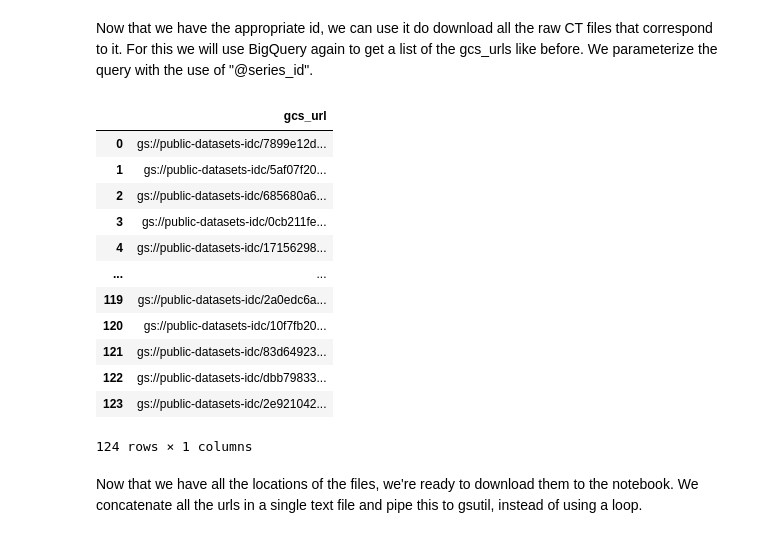
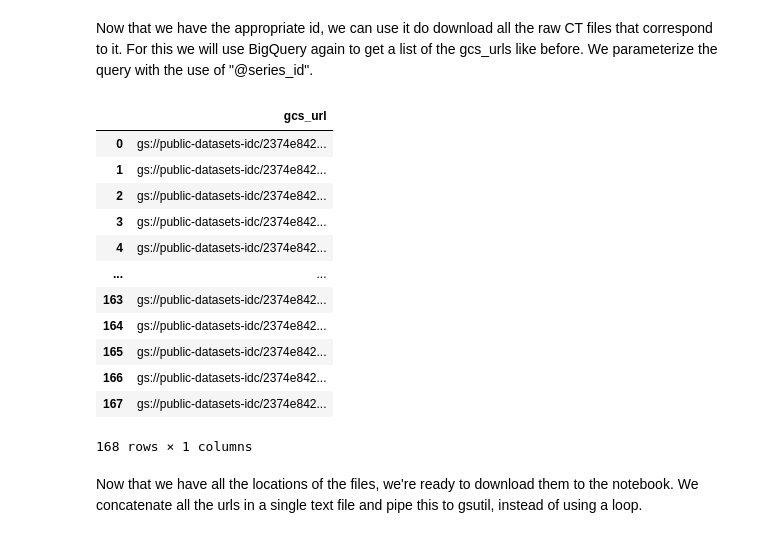
Before and after one commit to deepakri201/MICCAI-educational-challenge-2023, a Jupyter notebook: MICCAI_educational_challenge.ipynb, the cells around one changed output. Saved outputs shown, nothing was run; the diff lists cells and outputs as text; code cells hidden in the pictures.

```diff
--- a/MICCAI_educational_challenge.ipynb
+++ b/MICCAI_educational_challenge.ipynb
@@ -437,7 +433,7 @@ Let's first get a single AI-derived segmentation object from a patient. This que
 # We define a client and pass in our Google project id
 client = bigquery.Client(project=project_name)
 # This is the table we want to query, that holds the extracted metadata from DICOM files
-table_id = ".".join(['bigquery-public-data', 'idc_v13', 'dicom_all'])
+table_id = ".".join(['bigquery-public-data', 'idc_current', 'dicom_all'])
 print(table_id)
 
 query = f"""
@@ -452,7 +448,9 @@ query = f"""
     # this is a segmentation object
     Modality = "SEG" AND
     # The NLST collection
-    collection_id = "nlst"
+    collection_id = "nlst" AND
+    # we want the original NLST data, and our annotations
+    Source_DOI IN ("10.7937/TCIA.hmq8-j677", "10.5281/zenodo.7975081", "10.5281/zenodo.7539035")
   # We only want a single patient
   LIMIT 1
 """
@@ -487,41 +485,41 @@ Now that we have the appropriate id, we can use it do download all the raw CT fi
 # %%
 # We define the client and pass in the project id
 client = bigquery.Client(project=project_name)
 
 query_view = f"""
   SELECT
     # This is where the object is actually stored
     gcs_url
   FROM
     # This is the table in IDC that we query from
-    `bigquery-public-data.idc_v13.dicom_all`
+    `bigquery-public-data.idc_current.dicom_all`
   WHERE
     # We want the data from a single series
     SeriesInstanceUID = @series_id;
   """
 
 # We parameterize the query by passing in the series we're interested in
 job_config = bigquery.QueryJobConfig(query_parameters=[
                                                        bigquery.ScalarQueryParameter("series_id", "STRING", series_id)
                                                        ])
 result = client.query(query_view, job_config=job_config)
 # We convert the output to a pandas dataframe
 series_df = result.to_dataframe(create_bqstorage_client=True)
 series_df
 # %% [output]
 |  | gcs_url |
-| 0 | gs://public-datasets-idc/7899e12d... |
-| 1 | gs://public-datasets-idc/5af07f20... |
-| 2 | gs://public-datasets-idc/685680a6... |
-| 3 | gs://public-datasets-idc/0cb211fe... |
-| 4 | gs://public-datasets-idc/17156298... |
+| 0 | gs://public-datasets-idc/2374e842... |
+| 1 | gs://public-datasets-idc/2374e842... |
+| 2 | gs://public-datasets-idc/2374e842... |
+| 3 | gs://public-datasets-idc/2374e842... |
+| 4 | gs://public-datasets-idc/2374e842... |
 | ... | ... |
-| 119 | gs://public-datasets-idc/2a0edc6a... |
-| 120 | gs://public-datasets-idc/10f7fb20... |
-| 121 | gs://public-datasets-idc/83d64923... |
-| 122 | gs://public-datasets-idc/dbb79833... |
-| 123 | gs://public-datasets-idc/2e921042... |
+| 163 | gs://public-datasets-idc/2374e842... |
+| 164 | gs://public-datasets-idc/2374e842... |
+| 165 | gs://public-datasets-idc/2374e842... |
+| 166 | gs://public-datasets-idc/2374e842... |
+| 167 | gs://public-datasets-idc/2374e842... |
-124 rows × 1 columns
+168 rows × 1 columns
 # %% [markdown]
 Now that we have all the locations of the files, we're ready to download them to the notebook. We concatenate all the urls in a single text file and pipe this to gsutil, instead of using a loop.
 # %%
```
Also changed, not shown: parts of 12 cells of this notebook.
